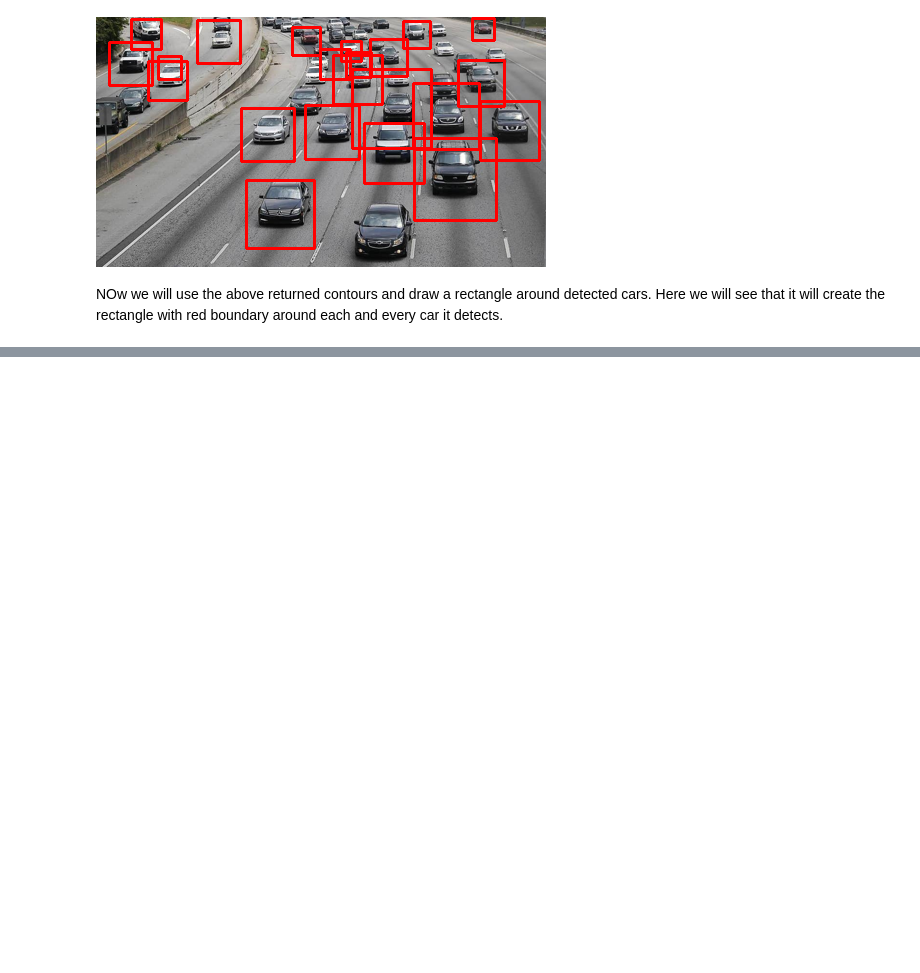
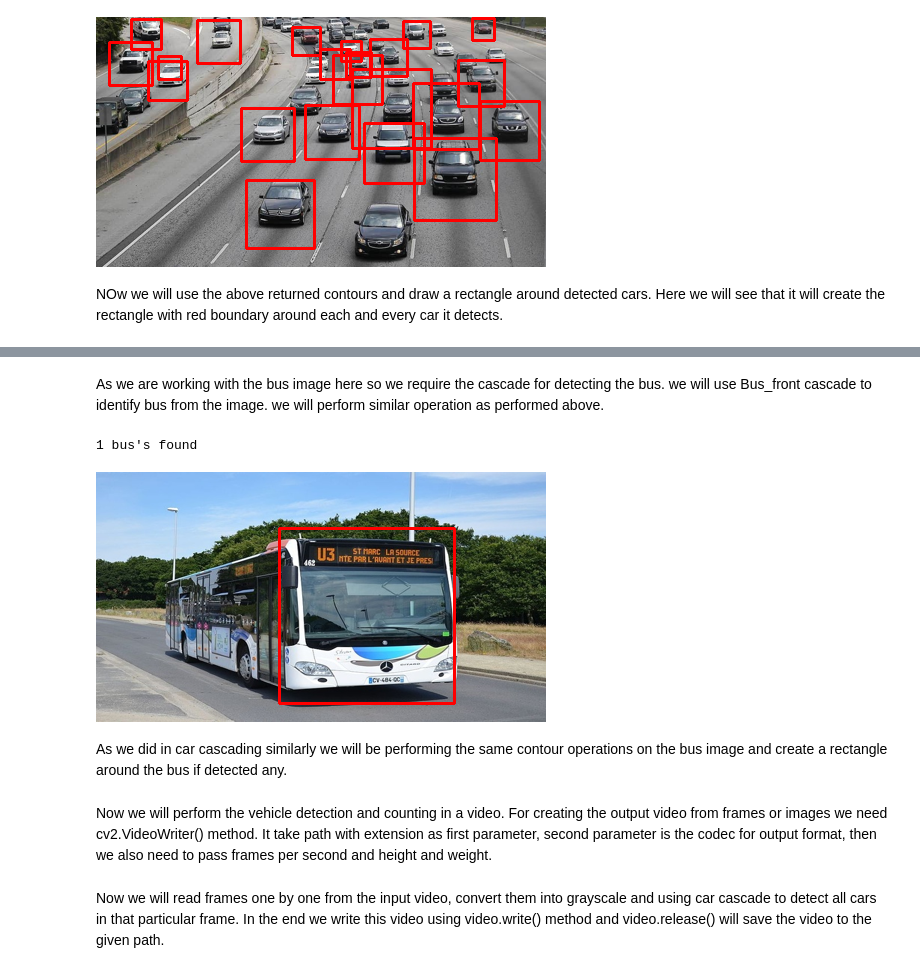
Before and after one commit to sakline-mustak/Machine-Learning-Projects, a Jupyter notebook: Vehicle Detection And Counting Flask App/Vehicle_Detect_Count.ipynb, the cells around one changed output, grey strips where cells are left out. Drawn from its saved outputs; the diff is of its cells as text; code cells hidden in the pictures; blank space fills up the shorter version.

```diff
--- a/Vehicle Detection And Counting Flask App/Vehicle_Detect_Count.ipynb
+++ b/Vehicle Detection And Counting Flask App/Vehicle_Detect_Count.ipynb
@@ -77,0 +102,18 @@ NOw we will use the above returned contours and draw a rectangle around detected
+# %%
+bus_cascade_src = '/content/drive/MyDrive/Colab Notebooks/Vehicle_Detect/Bus_front.xml'
+bus_cascade = cv2.CascadeClassifier(bus_cascade_src)
+bus = bus_cascade.detectMultiScale(grey2, 1.1, 1)
+# %% [markdown]
+As we are working with the bus image here so we require the cascade for detecting the bus. we will use Bus_front cascade to identify bus from the image. we will perform similar operation as performed above.
+# %%
+cnt = 0
+for(x, y, w, h) in bus:
+  cv2.rectangle(image_arr2, (x, y), (x+w, y+h), (255, 0, 0), 2)
+  cnt +=1
+print(cnt, "bus's found")
+Image.fromarray(image_arr2)
+# %% [output]
+1 bus's found
+[figure, added]
+# %% [markdown]
+As we did in car cascading similarly we will be performing the same contour operations on the bus image and create a rectangle around the bus if detected any.
@@ -77,0 +127,2 @@ NOw we will use the above returned contours and draw a rectangle around detected
+# %% [markdown]
+Now we will perform the vehicle detection and counting in a video. For creating the output video from frames or images we need cv2.VideoWriter() method. It take path with extension as first parameter, second parameter is the codec for output format, then we also need to pass frames per second and height and weight.
@@ -77,0 +143,2 @@ NOw we will use the above returned contours and draw a rectangle around detected
+# %% [markdown]
+Now we will read frames one by one from the input video, convert them into grayscale and using car cascade to detect all cars in that particular frame. In the end we write this video using video.write() method and video.release() will save the video to the given path.
```
Also changed, not shown: parts of 10 cells of this notebook.
